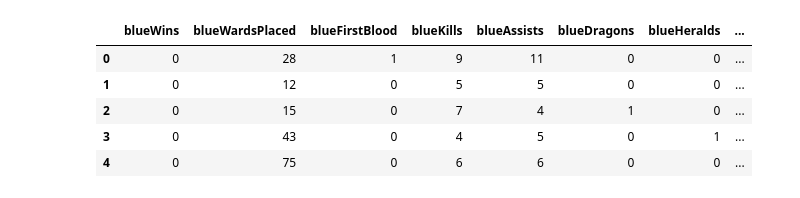
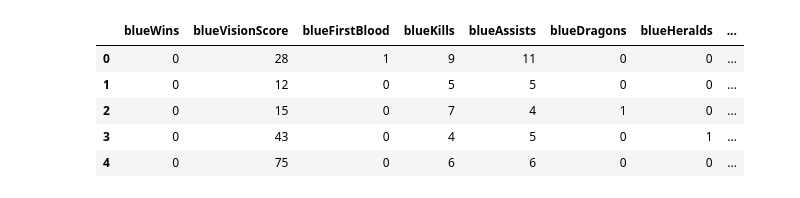
Before and after one commit to jnhoogstra/League_Predict, a Jupyter notebook: Notebooks/Individual/jake/tom's data.ipynb, the cells around one changed output. Saved outputs shown, nothing was run; the diff lists cells and outputs as text; code cells hidden in the pictures.

```diff
--- a/Notebooks/Individual/jake/tom's data.ipynb
+++ b/Notebooks/Individual/jake/tom's data.ipynb
@@ -6,16 +6,23 @@ import IPython
 sound_file = '../../../archive/sounds/puzzle_solved_jingle.wav'
 
 pd.set_option('display.max_columns', None)
-# %%
-df = pd.read_csv("../../../archive/Limited_high_diamond.csv")
-df.head()
-# %% [output]
-|  | blueWins | blueWardsPlaced | blueFirstBlood | blueKills | blueAssists | blueDragons | blueHeralds | ... |
-| 0 | 0 | 28 | 1 | 9 | 11 | 0 | 0 | ... |
-| 1 | 0 | 12 | 0 | 5 | 5 | 0 | 0 | ... |
-| 2 | 0 | 15 | 0 | 7 | 4 | 1 | 0 | ... |
-| 3 | 0 | 43 | 0 | 4 | 5 | 0 | 1 | ... |
-| 4 | 0 | 75 | 0 | 6 | 6 | 0 | 0 | ... |
+# %%
+df = pd.read_csv("../../../archive/All_high_diamond_cleaner.csv")
+
+df = df.drop(['gameId', 'blueWardsDestroyed','blueTotalExperience',
+         'blueTotalJungleMinionsKilled','blueGoldDiff','blueExperienceDiff','blueGoldPerMin',
+         'redWardsDestroyed','redTotalExperience','redTotalJungleMinionsKilled',
+         'redGoldPerMin','blueConventional','redConventional','blueBottoms','blueMiddles',
+         'blueTops','blueJungles','redBottoms','redMiddles','redTops','redJungles'], axis = 1)
+
+df.head()
+# %% [output]
+|  | blueWins | blueVisionScore | blueFirstBlood | blueKills | blueAssists | blueDragons | blueHeralds | ... |
+| 0 | 0 | 28 | 1 | 9 | 11 | 0 | 0 | ... |
+| 1 | 0 | 12 | 0 | 5 | 5 | 0 | 0 | ... |
+| 2 | 0 | 15 | 0 | 7 | 4 | 1 | 0 | ... |
+| 3 | 0 | 43 | 0 | 4 | 5 | 0 | 1 | ... |
+| 4 | 0 | 75 | 0 | 6 | 6 | 0 | 0 | ... |
 # %%
 game1b = [8, 6, 7, 6, 6]
 game1r = [8, 7, 8, 7, 7]
```
Also changed, not shown: parts of 2 cells of this notebook, 2 other files.
